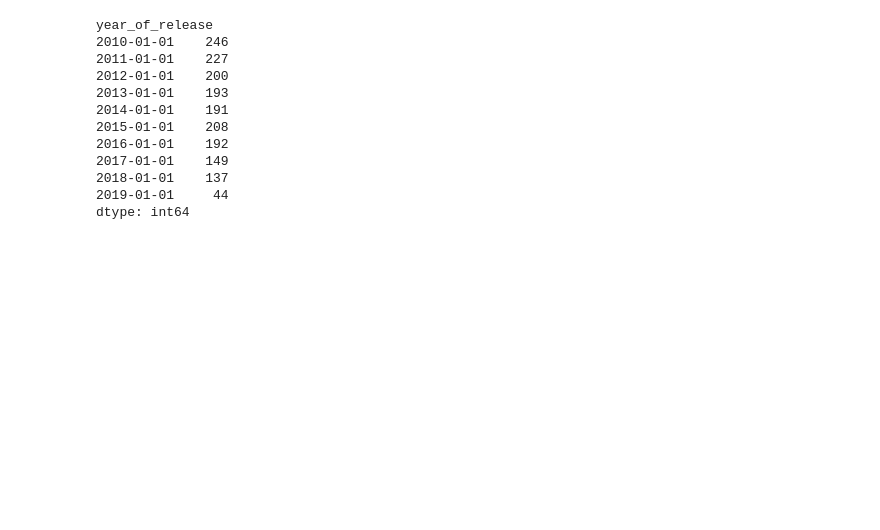
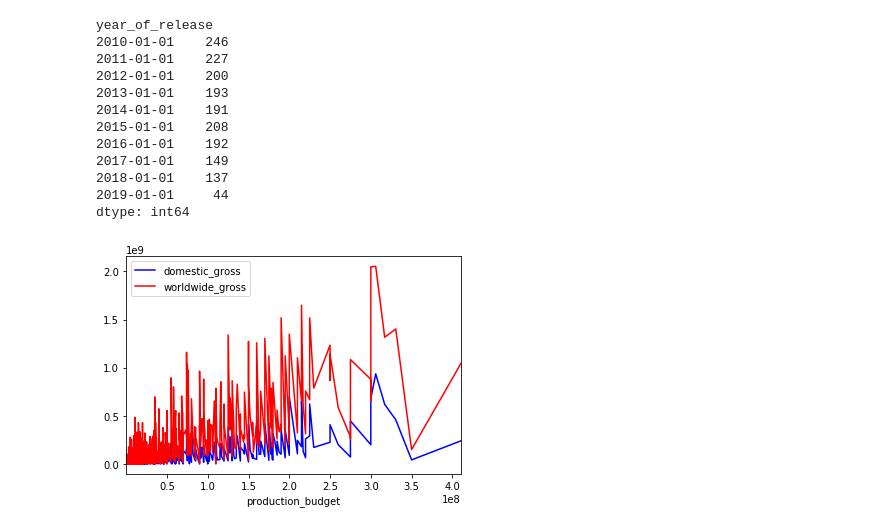
Before and after one commit to Nyla-max/dsc-mod-1-project-v2-1-onl01-dtsc-pt-012120, a Jupyter notebook: student.ipynb, the cells around one changed output. Saved outputs shown, nothing was run; the diff lists cells and outputs as text; code cells hidden in the pictures; blank space fills up the shorter version.

```diff
--- a/student.ipynb
+++ b/student.ipynb
@@ -39,7 +38,7 @@ tn_budgets['release_date'] = pd.to_datetime(tn_budgets['release_date'])
 # %%
-tn_budgets['year_of_release'] = tn_budgets['release_date'].map(lambda x: x.strftime('%Y'))
+tn_budgets['year_of_release'] = pd.to_datetime(tn_budgets['release_date'].map(lambda x: x.strftime('%Y')))
+
+#Created new column holding year of release.
-# %%
-tn_budgets['year_of_release'] = pd.to_datetime(tn_budgets['year_of_release'])
 # %%
 tn_budgets.dtypes
 # %% [output]
@@ -155,0 +109,9 @@ plt.show()
+# %%
+ax = plt.gca()
+
+movie_gross.plot(kind = 'line', x = 'production_budget', y = 'domestic_gross', color = 'blue', ax=ax)
+movie_gross.plot(kind = 'line', x = 'production_budget', y = 'worldwide_gross', color = 'red', ax=ax)
+
+plt.show()
+# %% [output]
+[figure, added]
```
Also changed, not shown: parts of 11 cells of this notebook.
